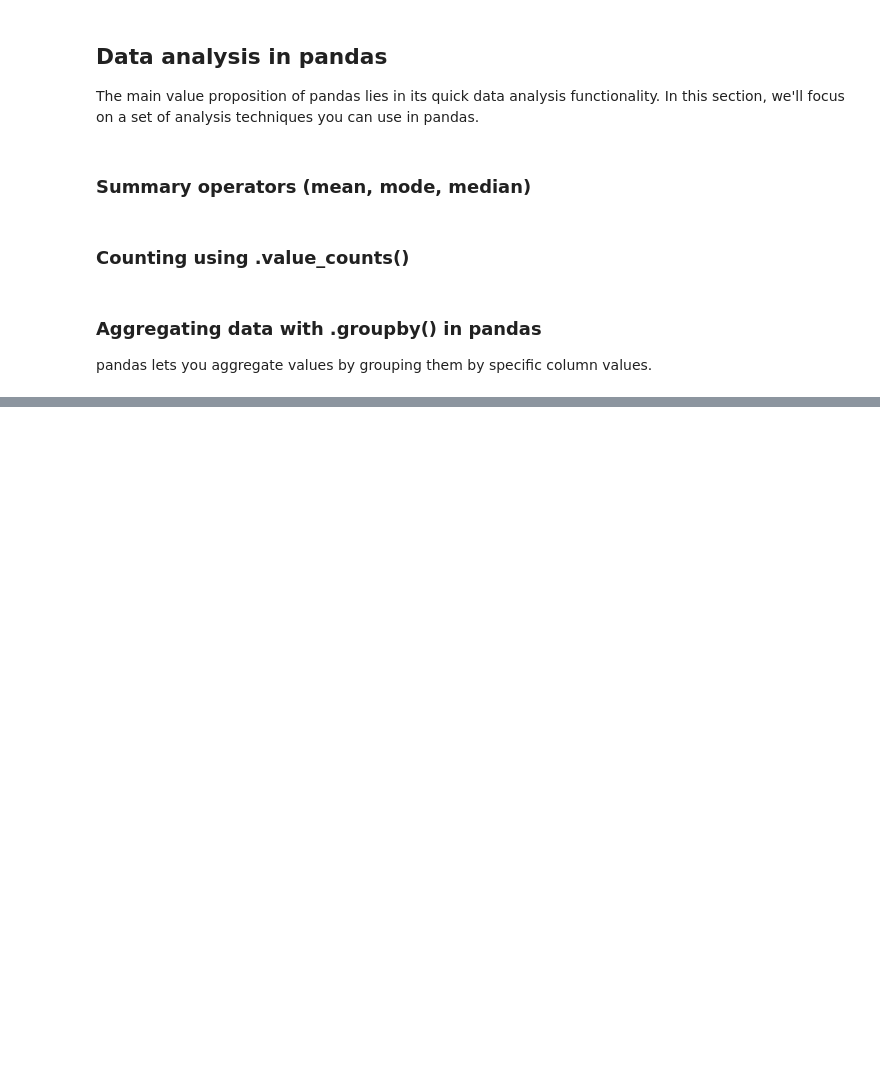
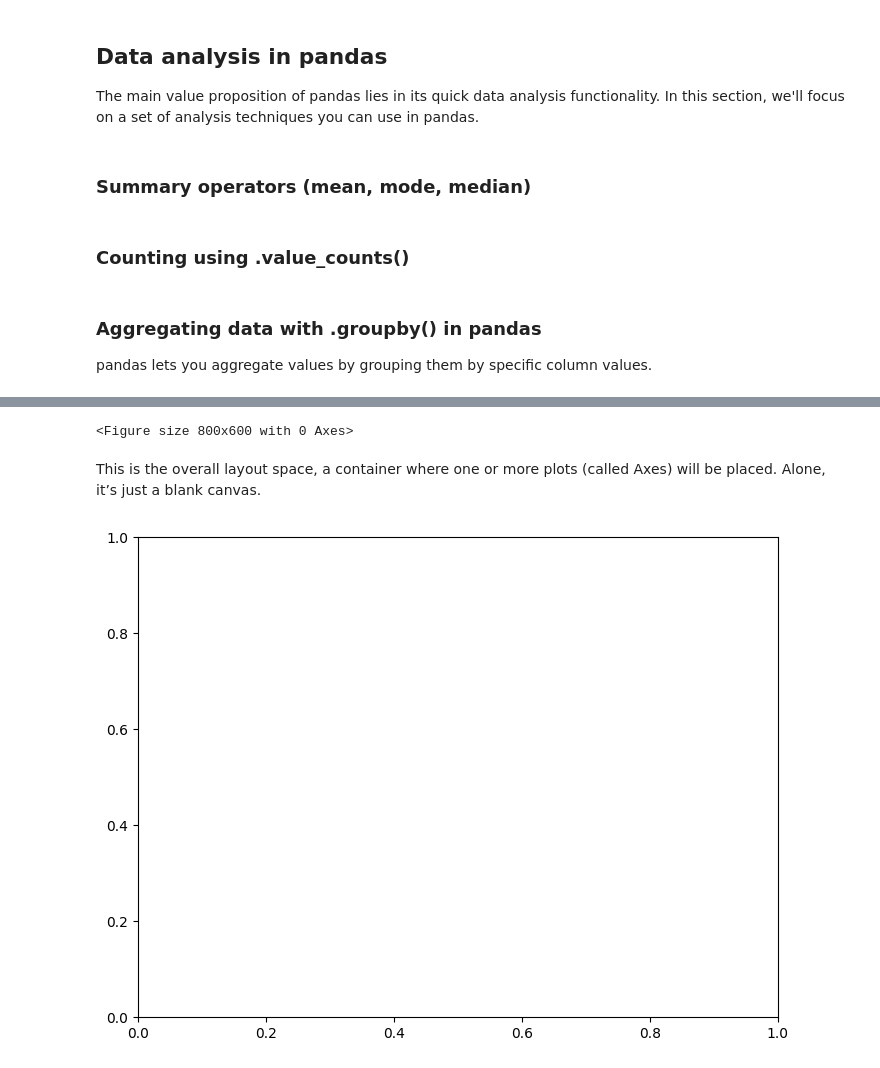
Before and after one commit to monicaiyb/sleep_tracker, a Jupyter notebook: seeta_data.ipynb, the cells around one changed output, grey strips where cells are left out. Cells and saved outputs as stored; diff of their text form; code cells hidden in the pictures; blank space fills up the shorter version.

Commit message:
Add visualisation notebook

```diff
--- a/seeta_data.ipynb
+++ b/seeta_data.ipynb
@@ -304,0 +317,15 @@ df.groupby(['Age', 'Sleep Duration']).mean()
+# %%
+fig = plt.figure(figsize=(8, 6))
+plt.show()
+# %% [output]
+<Figure size 800x600 with 0 Axes>
+# %% [markdown]
+This is the overall layout space, a container where one or more plots (called Axes) will be placed. Alone, it’s just a blank canvas.
+# %%
+# adding Axes manually to the figure
+# Axes is the actual plot area — the box where data gets drawn.
+fig = plt.figure(figsize=(8, 6))
+ax = fig.add_axes([0.1, 0.1, 0.8, 0.8])  # [left, bottom, width, height] in 0–1 figure coords
+plt.show()
+# %% [output]
+[figure, added]
```
Also changed, not shown: parts of 10 cells of this notebook, 2 other files.
